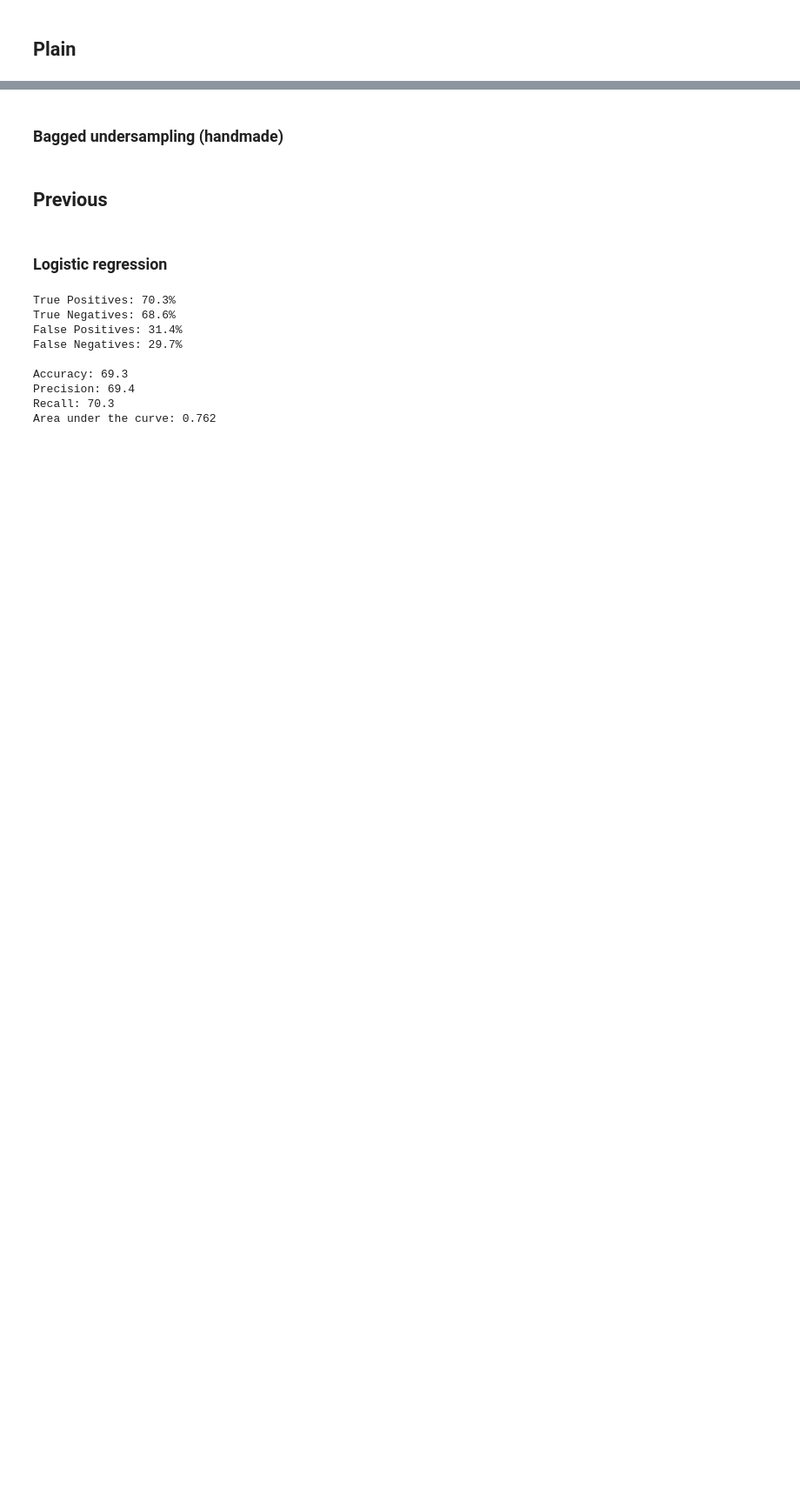
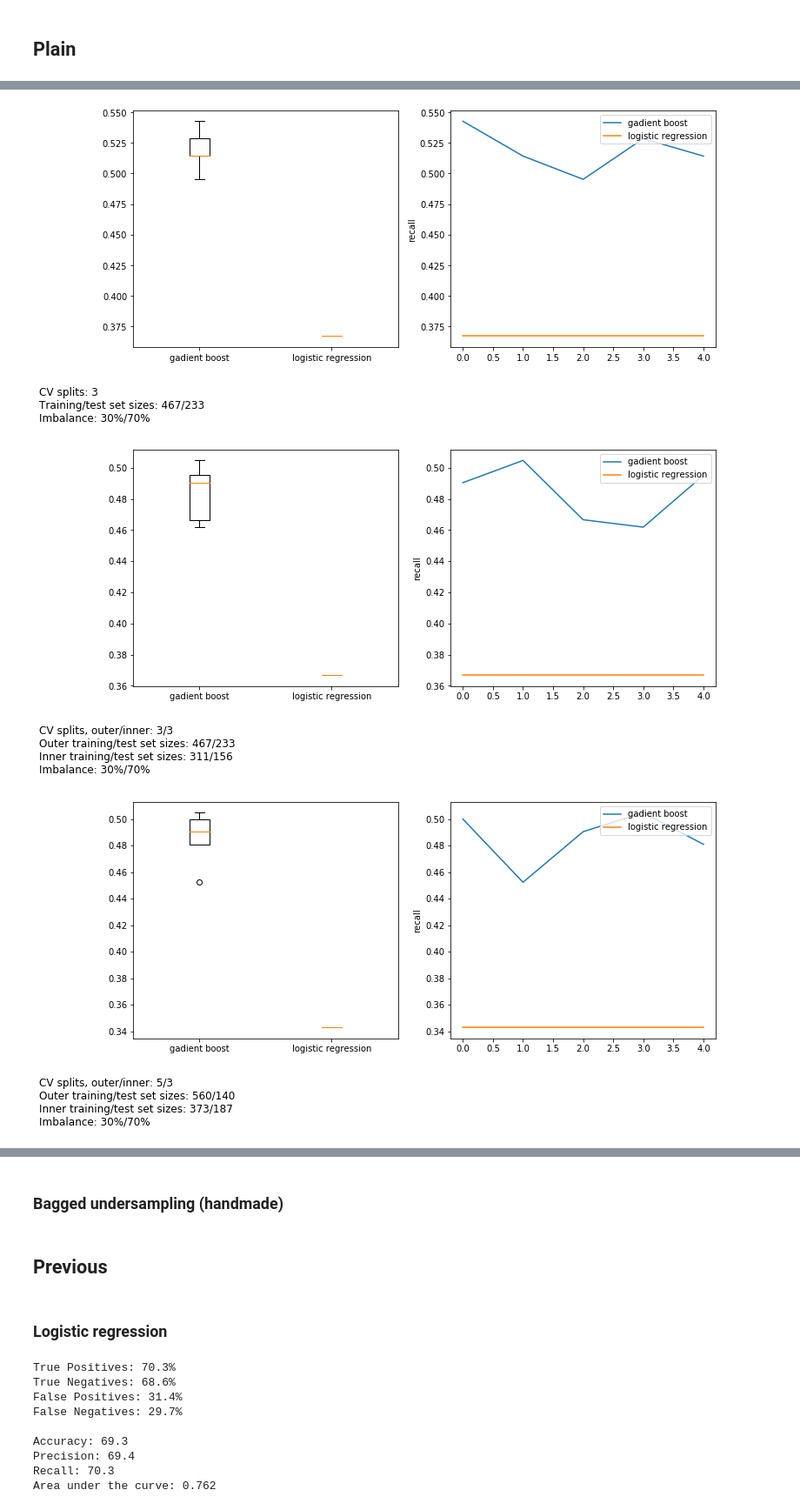
Before and after one commit to ayorgo/german-credit, a Jupyter notebook: prediction.ipynb, the cells around one changed output, grey strips where cells are left out. Shown at 87% size. Drawn from its saved outputs; the diff is of its cells as text; code cells hidden in the pictures; blank space fills up the shorter version.

Commit message:
Add MCA and Plain

```diff
--- a/prediction.ipynb
+++ b/prediction.ipynb
@@ -186,10 +260,14 @@ Wall time: 1h 39min 58s
+# %%
+%%time
+
+inner = [3, 5]
+outer = [None, 3, 5]
+scoring = 'recall'
+num_trials = 5
+randcv_budget = 30
+
+for inner_splits, outer_splits in product(inner, outer):
+    results = compare_classifiers(X, y, ests, scoring, num_trials, inner_splits, outer_splits, randcv_budget)
+    visualise_scores(results, y, scoring, balance, inner_splits, outer_splits)
 # %% [markdown]
 ## Plain
-# %%
-import pipe
-
-# Train
-df = pd.read_csv(r'data/train.csv')
-y = df['class'].map({'good': 0, 'bad': 1})
-
-X = df.drop('class', axis=1)
@@ -195,0 +276,23 @@ X = df.drop('class', axis=1)
+# %%
+ests = [('gadient boost',
+         pipe.plain().steps + [('gboost', XGBClassifier())],
+         {'gboost__max_depth': randint(3, 8),
+          'gboost__learning_rate': uniform(0, 1)}),
+        ('logistic regression',
+         pipe.plain().steps + [('lr', LogisticRegression(solver='saga', penalty='elasticnet'))],
+         {'lr__C': [0.001, 0.01, 0.1, 1, 10, 100],
+          'lr__l1_ratio': [0, 0.001, 0.01, 0.1, 1]})]
+balance = False
+# %%
+%%time
+
+inner = [3, 5]
+outer = [None, 3, 5]
+scoring = 'recall'
+num_trials = 5
+randcv_budget = 30
+
+for inner_splits, outer_splits in product(inner, outer):
+    results = compare_classifiers(X, y, ests, scoring, num_trials, inner_splits, outer_splits, randcv_budget)
+    visualise_scores(results, y, scoring, balance, inner_splits, outer_splits)
+# %% [output]
@@ -195,0 +301,3 @@ X = df.drop('class', axis=1)
+[figure, added]
+[figure, added]
+[figure, added]
```
Also changed, not shown: parts of 22 cells of this notebook, 1 other file.
